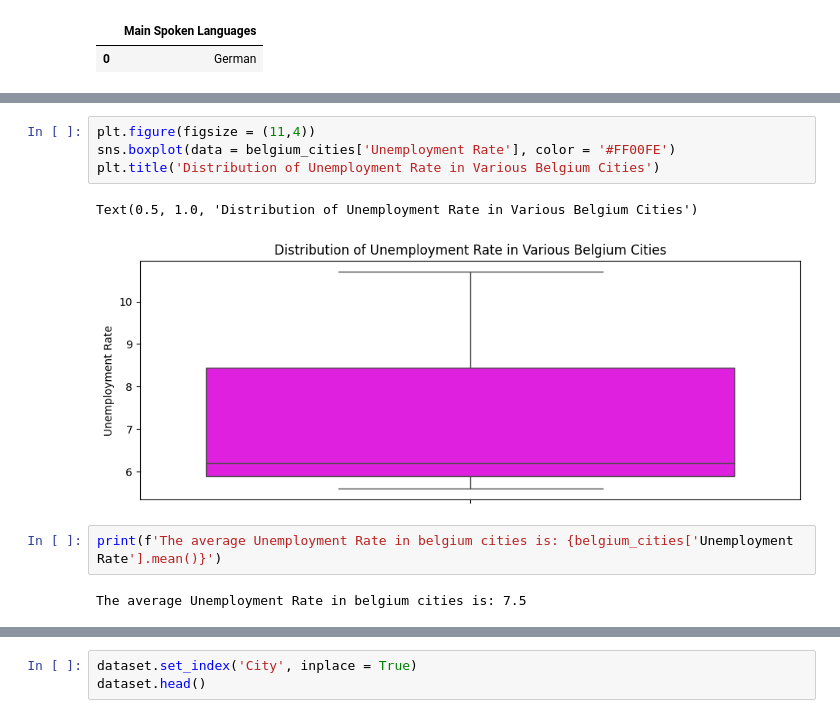
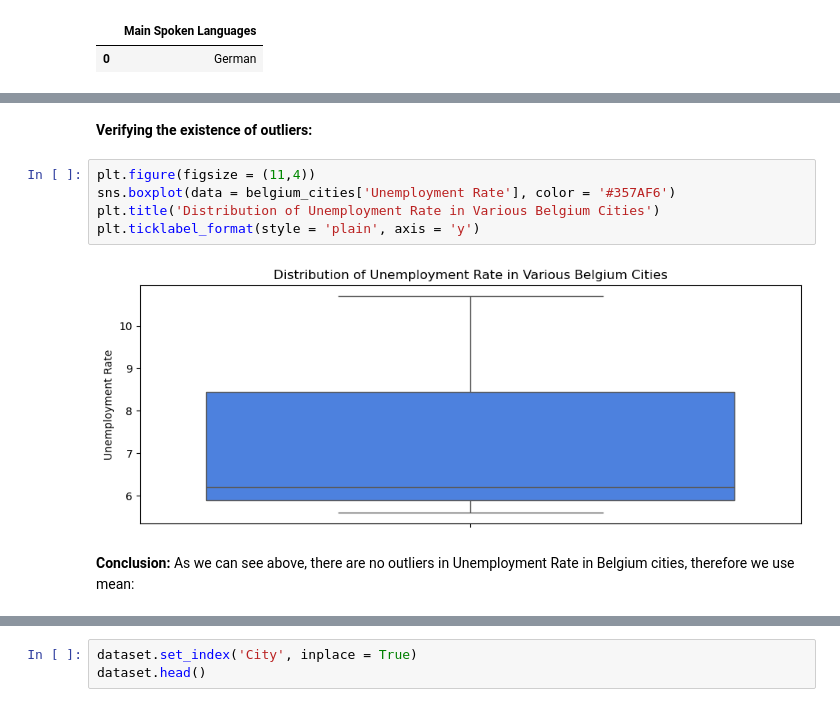
Before and after one commit to tiago2806/PDS_Project, a Jupyter notebook: ProjetoProg.ipynb, the cells around one changed output, grey strips where cells are left out. Saved outputs shown, nothing was run; the diff lists cells and outputs as text.

```diff
--- a/ProjetoProg.ipynb
+++ b/ProjetoProg.ipynb
@@ -401,17 +411,17 @@ belgium_cities.head()
 | Antwerp, Belgium | 928.0 | 1139663 | 723396.0 | 27.70 | 6.2 | ... |
 | Gent, Belgium | 552.0 | 645813 | 417832.0 | 24.80 | NaN | ... |
 | Bruges, Belgium | 840.0 | 119765 | 74600.0 | 25.63 | 5.6 | ... |
+# %% [markdown]
+**Verifying the existence of outliers:**
 # %%
 plt.figure(figsize = (11,4))
-sns.boxplot(data = belgium_cities['Unemployment Rate'], color = '#FF00FE')
+sns.boxplot(data = belgium_cities['Unemployment Rate'], color = '#357AF6')
 plt.title('Distribution of Unemployment Rate in Various Belgium Cities')
+plt.ticklabel_format(style = 'plain', axis = 'y')
 # %% [output]
-Text(0.5, 1.0, 'Distribution of Unemployment Rate in Various Belgium Cities')
-[figure, old version]
+[figure, new version]
-# %%
-print(f'The average Unemployment Rate in belgium cities is: {belgium_cities['Unemployment Rate'].mean()}')
-# %% [output]
-The average Unemployment Rate in belgium cities is: 7.5
+# %% [markdown]
+**Conclusion:** As we can see above, there are no outliers in Unemployment Rate in Belgium cities, therefore we use mean:
 # %%
 dataset.loc['Gent, Belgium', ['Unemployment Rate']] =  belgium_cities['Unemployment Rate'].mean()
 dataset.loc[['Gent, Belgium']]
```
Also changed, not shown: parts of 49 cells of this notebook.
